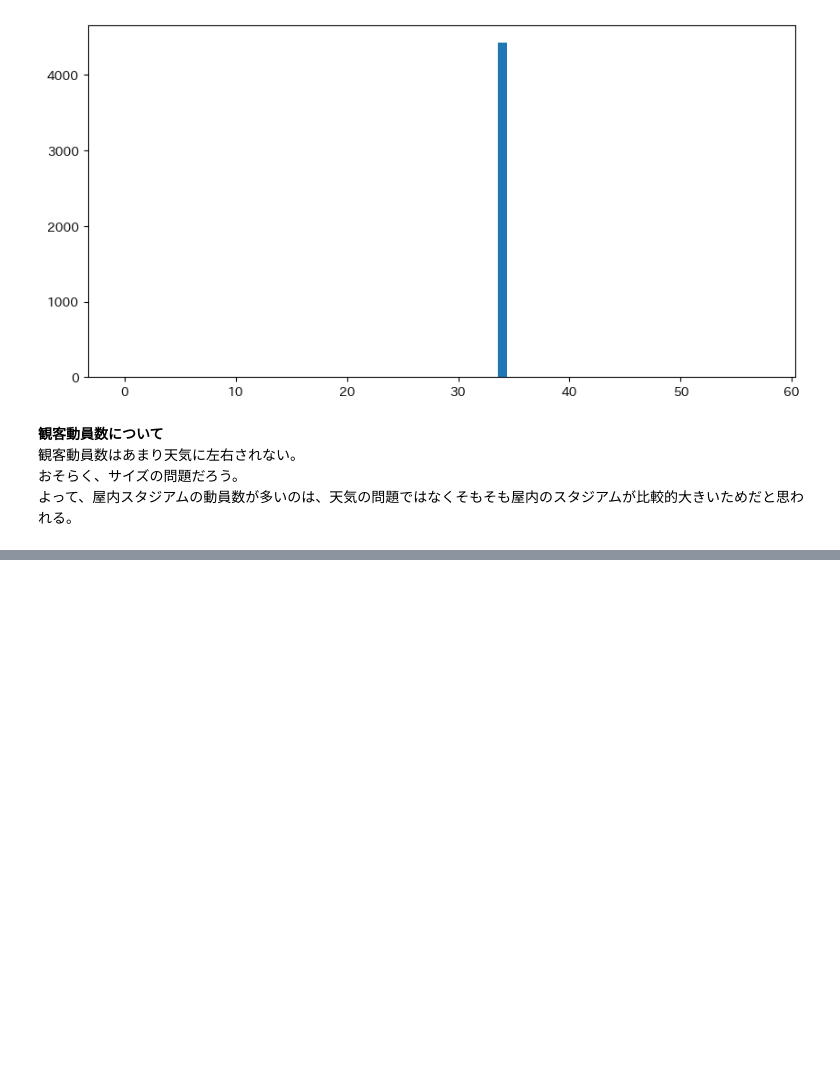
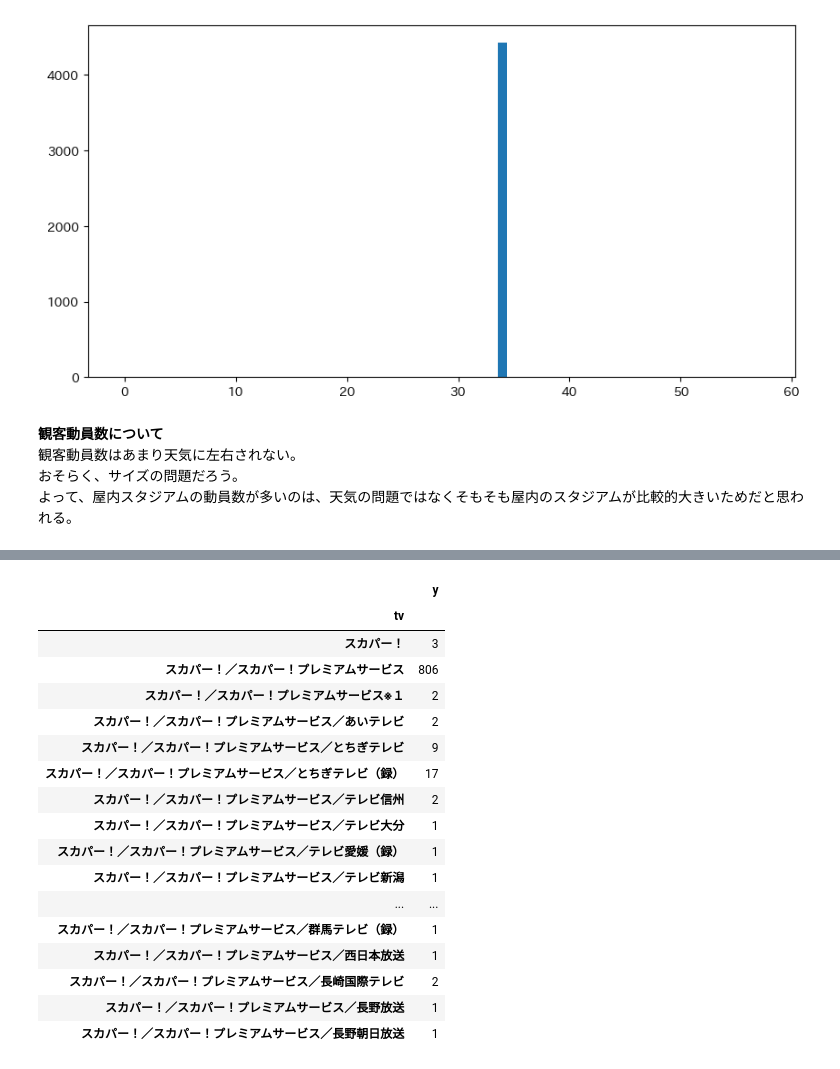
Before and after one commit to MAMMARU-class/UEC_3rd_datascience, a Jupyter notebook: 05_EDA.ipynb, the cells around one changed output, grey strips where cells are left out. Saved outputs shown, nothing was run; the diff lists cells and outputs as text; code cells hidden in the pictures; blank space fills up the shorter version.

```diff
--- a/05_EDA.ipynb
+++ b/05_EDA.ipynb
@@ -778,0 +786,21 @@ plt.show()
+# %%
+train_format.groupby("tv").agg({"y": "count"}).head(40)
+# %% [output]
+|  | y |
+| tv |  |
+| スカパー！ | 3 |
+| スカパー！／スカパー！プレミアムサービス | 806 |
+| スカパー！／スカパー！プレミアムサービス※１ | 2 |
+| スカパー！／スカパー！プレミアムサービス／あいテレビ | 2 |
+| スカパー！／スカパー！プレミアムサービス／とちぎテレビ | 9 |
+| スカパー！／スカパー！プレミアムサービス／とちぎテレビ（録） | 17 |
+| スカパー！／スカパー！プレミアムサービス／テレビ信州 | 2 |
+| スカパー！／スカパー！プレミアムサービス／テレビ大分 | 1 |
+| スカパー！／スカパー！プレミアムサービス／テレビ愛媛（録） | 1 |
+| スカパー！／スカパー！プレミアムサービス／テレビ新潟 | 1 |
+| ... | ... |
+| スカパー！／スカパー！プレミアムサービス／群馬テレビ（録） | 1 |
+| スカパー！／スカパー！プレミアムサービス／西日本放送 | 1 |
+| スカパー！／スカパー！プレミアムサービス／長崎国際テレビ | 2 |
+| スカパー！／スカパー！プレミアムサービス／長野放送 | 1 |
+| スカパー！／スカパー！プレミアムサービス／長野朝日放送 | 1 |
```
Also changed, not shown: parts of 6 cells of this notebook.
